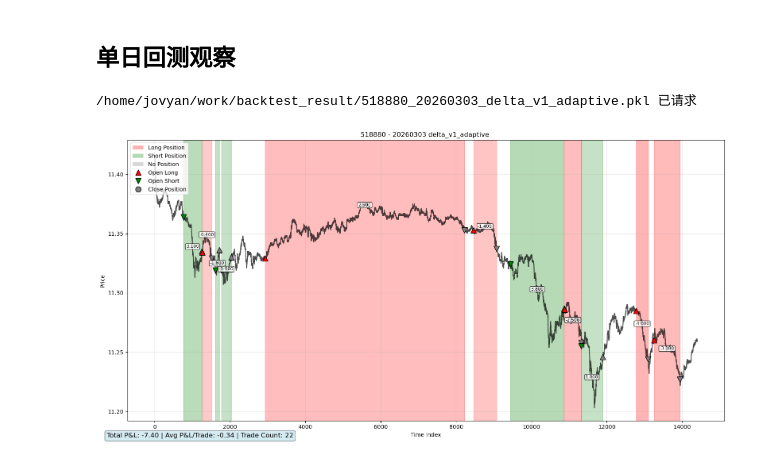
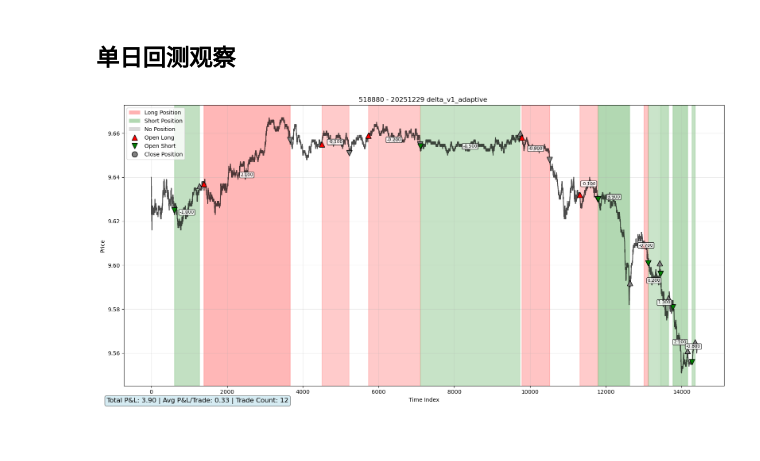
Before and after one commit to artinsophia/Quant-Intern-2026, a Jupyter notebook: delta/demo.ipynb, the cells around one changed output. Drawn from its saved outputs; the diff is of its cells as text; code cells hidden in the pictures.

```diff
--- a/delta/demo.ipynb
+++ b/delta/demo.ipynb
@@ -277,7 +294,6 @@ deleted = delete_backtest_results_by_instrument_date("518880", "20260414", dry_r
 # %%
 from single_day_backtest import single_day_backtest,plot_delta_history
 strategy = StrategyDemo(model, param_dict)
-hh = single_day_backtest(instrument_id,'20260303',StrategyDemo,model,param_dict,official = True)
+hh = single_day_backtest(instrument_id,'20251229',StrategyDemo,model,param_dict,official = False)
 # %% [output]
-/home/jovyan/work/backtest_result/518880_20260303_delta_v1_adaptive.pkl 已请求
-[figure, old version]
+[figure, new version]
```
Also changed, not shown: parts of 3 cells of this notebook.
